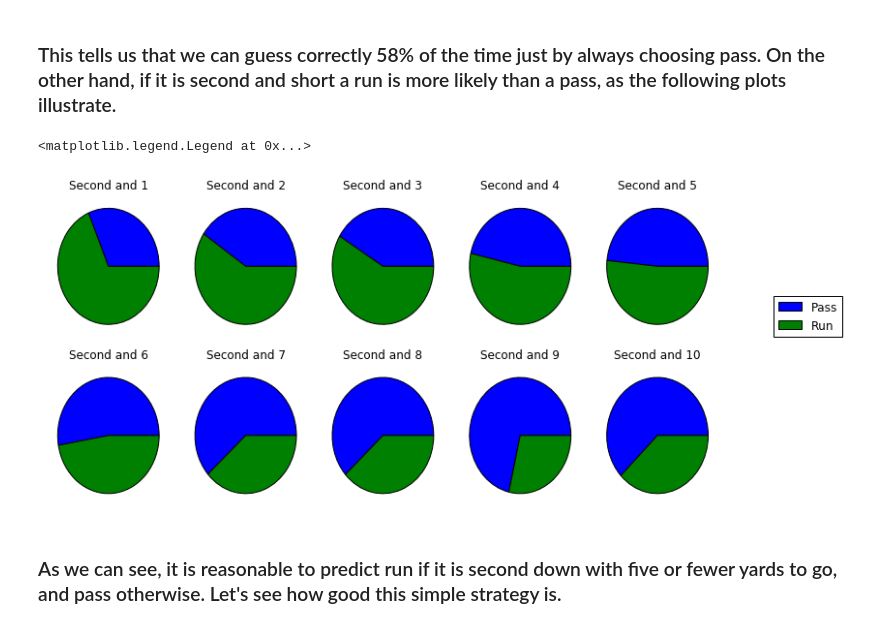
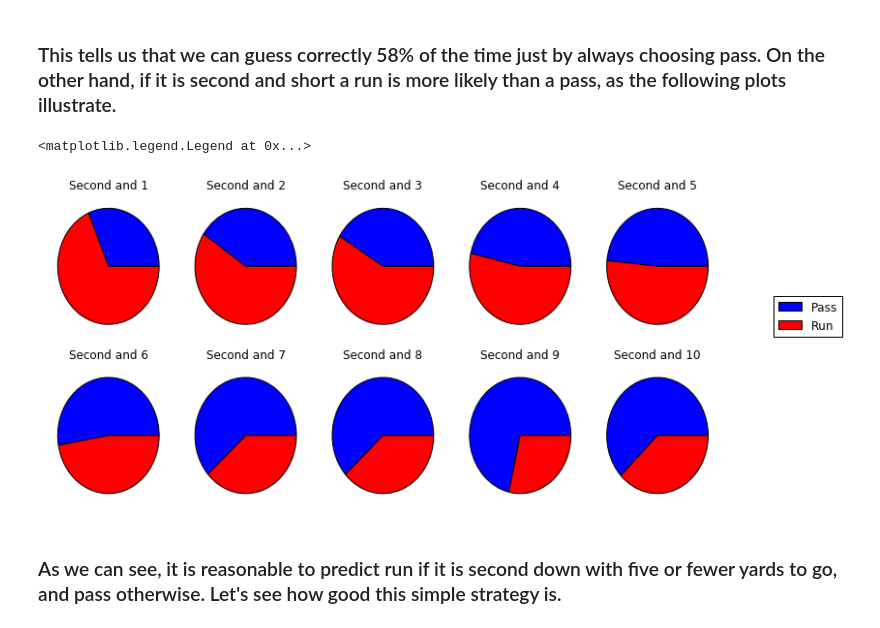
Before and after one commit to matsarj/matsarj.github.io, a Jupyter notebook: proj/PredictingRunOrPass.ipynb, the cells around one changed output. Drawn from its saved outputs; the diff is of its cells as text; code cells hidden in the pictures.

```diff
--- a/proj/PredictingRunOrPass.ipynb
+++ b/proj/PredictingRunOrPass.ipynb
@@ -32,18 +45,18 @@ breakdown['Pass']/ (breakdown['Pass'] + breakdown['Run'])
 # %%
 passing = second[second['PlayType'] == 'Pass']
 running = second[second['PlayType'] == 'Run']
 
 plt.figure(figsize = (10, 5))
 for i in range(1, 11):
     plt.subplot(2, 5, i)
     plt.pie([second[second['ydstogo'] == i]['PlayType'].value_counts()['Pass'],
-           second[second['ydstogo'] == i]['PlayType'].value_counts()['Run']])
+           second[second['ydstogo'] == i]['PlayType'].value_counts()['Run']], colors = ['Blue', 'Red'])
     plt.title('Second and %i' %i)
     plt.tight_layout()
 plt.legend(['Pass','Run'], bbox_to_anchor = (2, 1.5))
 # %% [output]
 <matplotlib.legend.Legend at 0x...>
-[figure, old version]
+[figure, new version]
 # %% [markdown]
 ### As we can see, it is reasonable to predict run if it is second down with five or fewer yards to go, and pass otherwise. Let's see how good this simple strategy is.
 # %%
```
Also changed, not shown: parts of 33 cells of this notebook.
